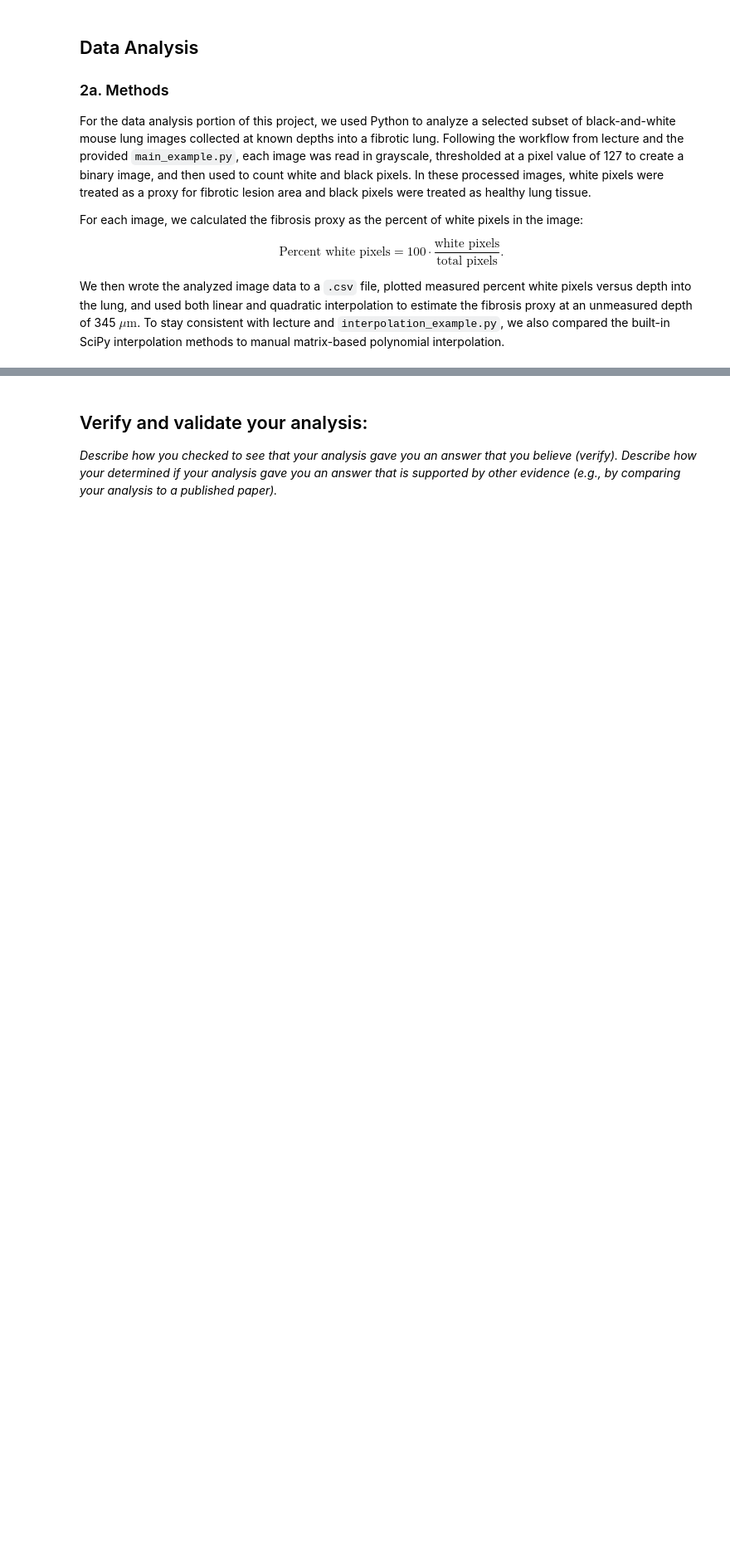
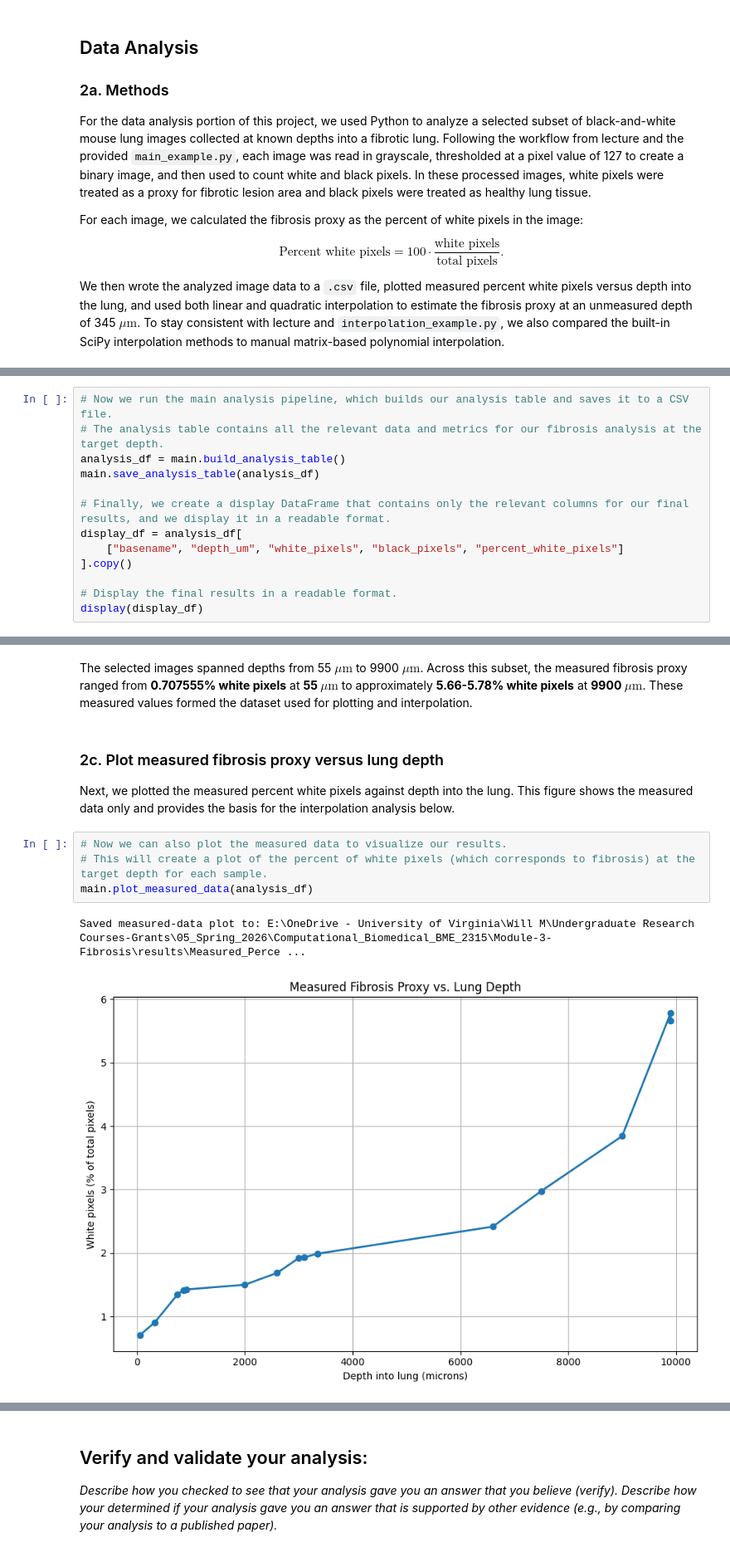
Before and after one commit to willdm1/Module-3-Fibrosis, a Jupyter notebook: Module 3 Official.ipynb, the cells around one changed output, grey strips where cells are left out. Shown at 83% size. Saved outputs shown, nothing was run; the diff lists cells and outputs as text; blank space fills up the shorter version.

```diff
--- a/Module 3 Official.ipynb
+++ b/Module 3 Official.ipynb
@@ -60,0 +72,13 @@ TARGET_DEPTH_UM = 345.0
+# %%
+# Now we run the main analysis pipeline, which builds our analysis table and saves it to a CSV file.
+# The analysis table contains all the relevant data and metrics for our fibrosis analysis at the target depth.
+analysis_df = main.build_analysis_table()
+main.save_analysis_table(analysis_df)
+
+# Finally, we create a display DataFrame that contains only the relevant columns for our final results, and we display it in a readable format.
+display_df = analysis_df[
+    ["basename", "depth_um", "white_pixels", "black_pixels", "percent_white_pixels"]
+].copy()
+
+# Display the final results in a readable format.
+display(display_df)
@@ -60,0 +103,13 @@ TARGET_DEPTH_UM = 345.0
+# %% [markdown]
+The selected images spanned depths from 55 $\mu\text{m}$ to 9900 $\mu\text{m}$. Across this subset, the measured fibrosis proxy ranged from **0.707555% white pixels** at **55 $\mu\text{m}$** to approximately **5.66-5.78% white pixels** at **9900 $\mu\text{m}$**. These measured values formed the dataset used for plotting and interpolation.
+# %% [markdown]
+### 2c. Plot measured fibrosis proxy versus lung depth
+
+Next, we plotted the measured percent white pixels against depth into the lung. This figure shows the measured data only and provides the basis for the interpolation analysis below.
+# %%
+# Now we can also plot the measured data to visualize our results.
+# This will create a plot of the percent of white pixels (which corresponds to fibrosis) at the target depth for each sample.
+main.plot_measured_data(analysis_df)
+# %% [output]
+Saved measured-data plot to: E:\OneDrive - University of Virginia\Will M\Undergraduate Research Courses-Grants\05_Spring_2026\Computational_Biomedical_BME_2315\Module-3-Fibrosis\results\Measured_Perce ...
+[figure, added]
```
Also changed, not shown: parts of 20 cells of this notebook, 2 other files.
